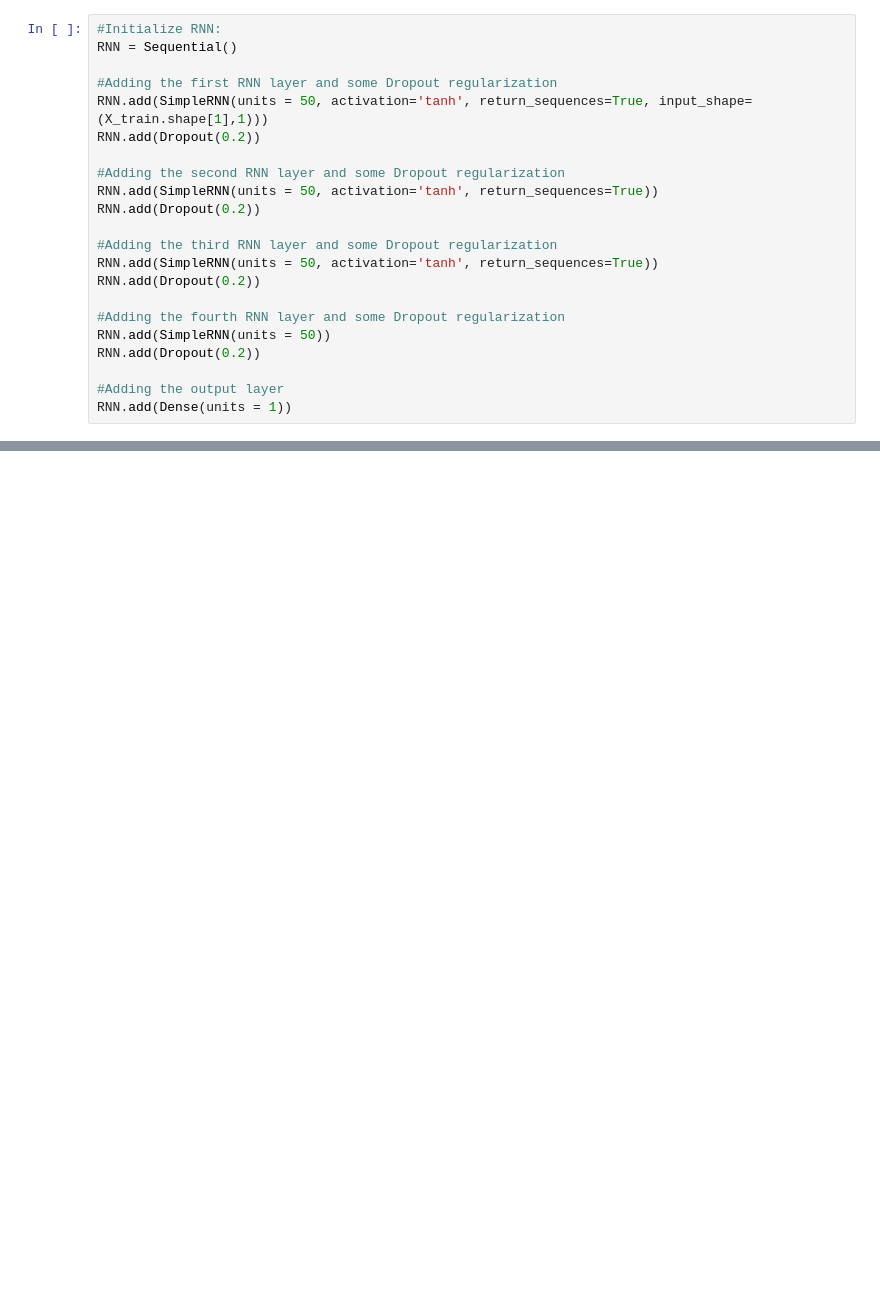
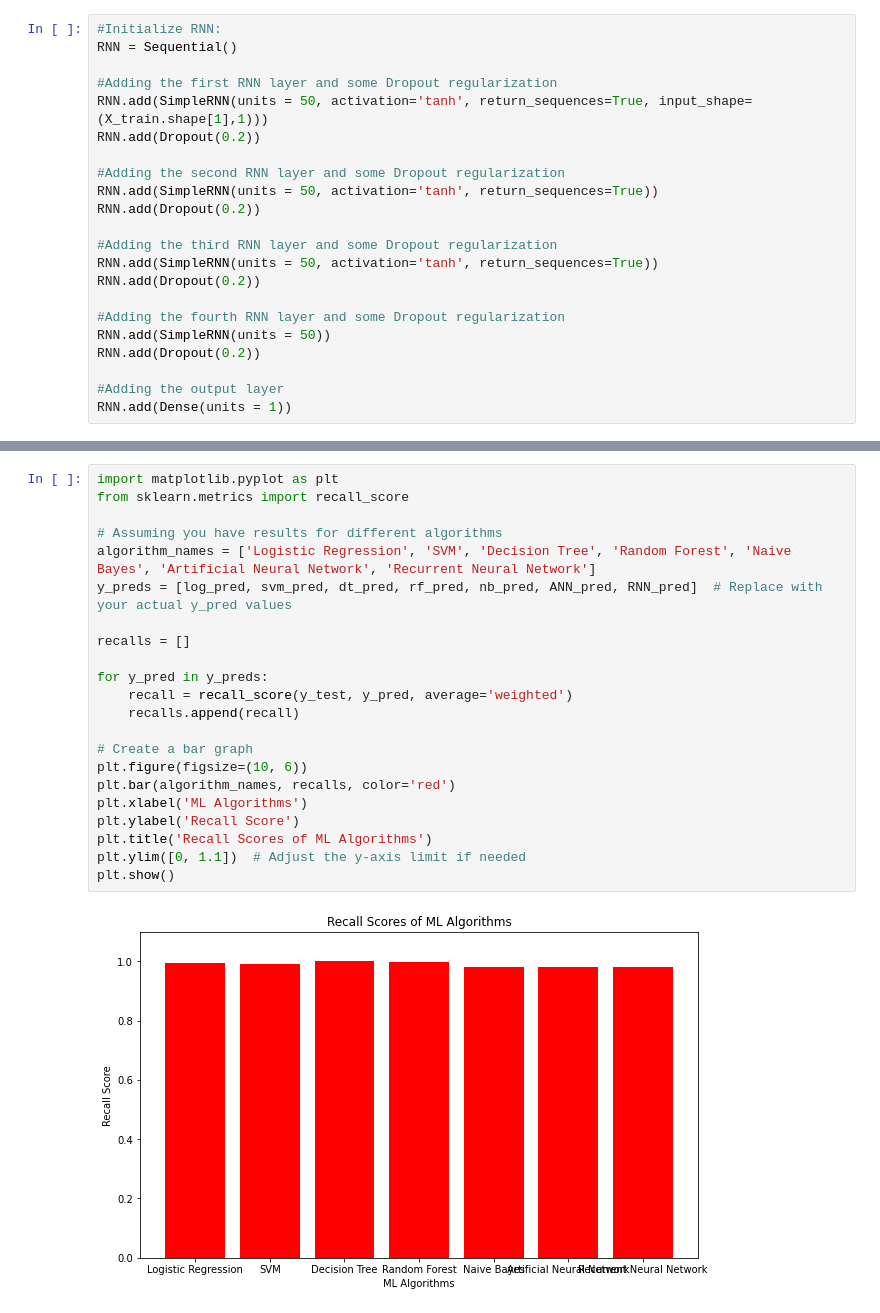
Before and after one commit to FKTech123/Indian-Crime-Rate-Prediction, a Jupyter notebook: Indian-Crime-Data-Analysis-Forecasting.ipynb, the cells around one changed output, grey strips where cells are left out. Drawn from its saved outputs; the diff is of its cells as text; blank space fills up the shorter version.

```diff
--- a/Indian-Crime-Data-Analysis-Forecasting.ipynb
+++ b/Indian-Crime-Data-Analysis-Forecasting.ipynb
@@ -1589,0 +1683,24 @@ weighted avg       0.96      0.98      0.97      2952
+# %%
+import matplotlib.pyplot as plt
+from sklearn.metrics import recall_score
+
+# Assuming you have results for different algorithms
+algorithm_names = ['Logistic Regression', 'SVM', 'Decision Tree', 'Random Forest', 'Naive Bayes', 'Artificial Neural Network', 'Recurrent Neural Network']
+y_preds = [log_pred, svm_pred, dt_pred, rf_pred, nb_pred, ANN_pred, RNN_pred]  # Replace with your actual y_pred values
+
+recalls = []
+
+for y_pred in y_preds:
+    recall = recall_score(y_test, y_pred, average='weighted')
+    recalls.append(recall)
+
+# Create a bar graph
+plt.figure(figsize=(10, 6))
+plt.bar(algorithm_names, recalls, color='red')
+plt.xlabel('ML Algorithms')
+plt.ylabel('Recall Score')
+plt.title('Recall Scores of ML Algorithms')
+plt.ylim([0, 1.1])  # Adjust the y-axis limit if needed
+plt.show()
+# %% [output]
+[figure, added]
```
Also changed, not shown: parts of 15 cells of this notebook.
